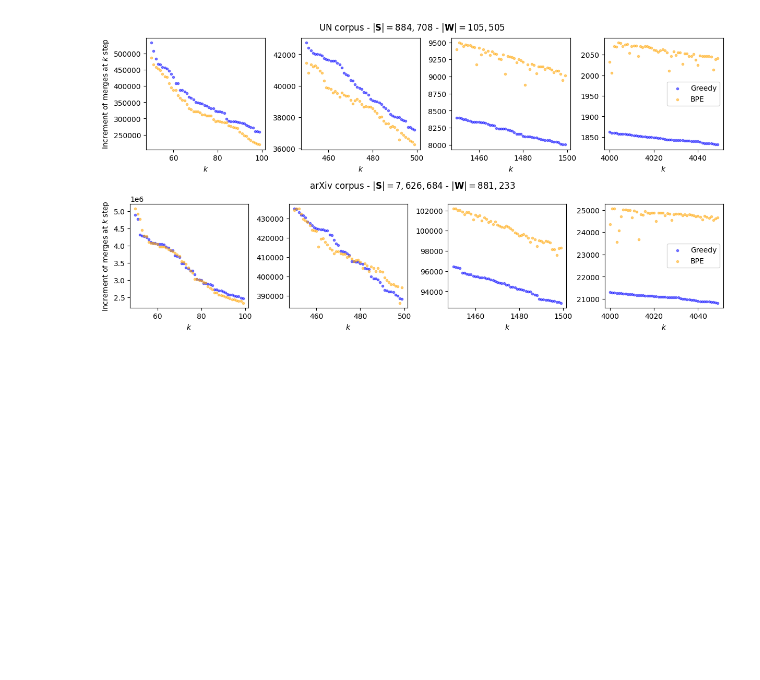
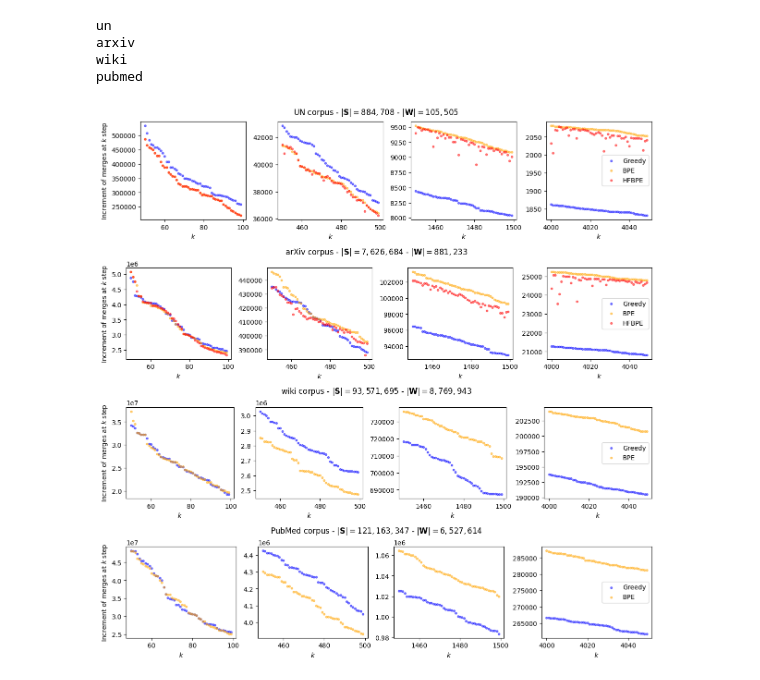
Before and after one commit to shawntan/pcatt, a Jupyter notebook: eval_notebook.ipynb, the cells around one changed output. Saved outputs shown, nothing was run; the diff lists cells and outputs as text; code cells hidden in the pictures; blank space fills up the shorter version.

Commit message:
update notebook results

```diff
--- a/eval_notebook.ipynb
+++ b/eval_notebook.ipynb
@@ -215,9 +0,0 @@ for domain in ['un','arxiv']:
-# %%
-for domain in ['un', 'arxiv']:
-    pickle.dump(
-        {'merges':greed_merges[domain],
-         'total_scores': greed_scores[domain],
-         'tokens_per_word': greed_word2partscore[domain],
-         'word2part':greed_word2part[domain],
-         'word2dup':greed_word2dup[domain]},
-        open(f"python_outputs/{domain}_greedy_results.pkl",'wb'))
@@ -233,0 +49,23 @@ for domain in ['un', 'arxiv']:
+# %%
+for domain in ['un', 'arxiv']:
+    counts = pickle.load(open(f'python_inputs/{domain}_counts.pkl', 'rb'))
+    tokens, merges_per_turn, totals = read_cpp_res(domain)
+    greed_merges[domain], greed_aggr[domain], greed_tpw[domain] = score_turns(tokens[:5000],counts)
+    tokens = [b''.join(t) for t in pickle.load(open(f"python_outputs/slow_bpe/{domain}_bpe.pkl",'rb'))['rules']]
+    bpe_merges[domain], bpe_aggr[domain], bpe_tpw[domain] = score_turns(tokens[:5000],counts)
+    tokens = read_hf_bl_bpe(domain)
+    hfbpe_merges[domain], hfbpe_aggr[domain], hfbpe_tpw[domain] = score_turns(tokens[:5000],counts)
+    print(domain)
+
+for domain in ['wiki', 'pubmed']:
+    counts = pickle.load(open(f'python_inputs/{domain}_counts.pkl', 'rb'))
+    tokens, merges_per_turn, totals = read_cpp_res(domain)
+    greed_merges[domain], greed_aggr[domain], greed_tpw[domain] = score_turns(tokens[:10000],counts)
+    tokens = [b''.join(t) for t in pickle.load(open(f"python_outputs/slow_bpe/{domain}_bpe.pkl",'rb'))['rules']]
+    bpe_merges[domain], bpe_aggr[domain], bpe_tpw[domain] = score_turns(tokens[:10000],counts)
+    print(domain)
+# %% [output]
+un
+arxiv
+wiki
+pubmed
@@ -234,24 +95,48 @@ for domain in ['un', 'arxiv']:
+# %%
+import os
+for domain in ['un','arxiv']:
+    greed_merges[domain]  = pickle.load(open(f'processed_results/{domain}/greed_merges.pkl','rb'))
+    greed_aggr[domain] = pickle.load(open(f'processed_results/{domain}/greed_aggr.pkl','rb'))
+    greed_tpw[domain] = pickle.load(open(f'processed_results/{domain}/greed_tpw.pkl','rb'))
+    bpe_merges[domain] = pickle.load(open(f'processed_results/{domain}/bpe_merges.pkl','rb'))
+    bpe_aggr[domain] = pickle.load(open(f'processed_results/{domain}/bpe_aggr.pkl','rb'))
+    bpe_tpw[domain] = pickle.load(open(f'processed_results/{domain}/bpe_tpw.pkl','rb'))
+    hfbpe_merges[domain] = pickle.load(open(f'processed_results/{domain}/hfbpe_merges.pkl','rb'))
+    hfbpe_aggr[domain] = pickle.load(open(f'processed_results/{domain}/hfbpe_agr.pkl','rb'))
+    hfbpe_tpw[domain] = pickle.load(open(f'processed_results/{domain}/hfbpe_merges.pkl','rb'))
+
+
+for domain in ['wiki','pubmed']:
+    greed_merges[domain]  = pickle.load(open(f'processed_results/{domain}/greed_merges.pkl','rb'))
+    greed_aggr[domain] = pickle.load(open(f'processed_results/{domain}/greed_aggr.pkl','rb'))
+    greed_tpw[domain] = pickle.load(open(f'processed_results/{domain}/greed_tpw.pkl','rb'))
+    bpe_merges[domain] = pickle.load(open(f'processed_results/{domain}/bpe_merges.pkl','rb'))
+    bpe_aggr[domain] = pickle.load(open(f'processed_results/{domain}/bpe_aggr.pkl','rb'))
+    bpe_tpw[domain] = pickle.load(open(f'processed_results/{domain}/bpe_tpw.pkl','rb'))
 # %%
-# New results using huggingface impl of bytelevel BPE
-
-fig = plt.figure(constrained_layout=True, figsize=(12,6))
+fig = plt.figure(constrained_layout=True, figsize=(12,12))
 # fig.suptitle('Figure title')            # set global suptitle if desired
 suptitles = [r'UN corpus - $|\mathbf{S}|=884,708$ - $|\mathbf{W}|=105,505$',
-            r'arXiv corpus - $|\mathbf{S}|=7,626,684$ - $|\mathbf{W}|=881,233$']
-subfigs = fig.subfigures(2, 1)
-for d, domain in enumerate(['un','arxiv']):
+            r'arXiv corpus - $|\mathbf{S}|=7,626,684$ - $|\mathbf{W}|=881,233$',
+            r'wiki corpus - $|\mathbf{S}|=93,571,695$ - $|\mathbf{W}|=8,769,943$',
+            r'PubMed corpus - $|\mathbf{S}|=121,163,347$ - $|\mathbf{W}|=6,527,614$']
+subfigs = fig.subfigures(4, 1)
+for d, domain in enumerate(['un','arxiv', 'wiki', 'pubmed']):
 
     axs = subfigs[d].subplots(1, 4)
     for idx, scope in enumerate([(50,100), (450,500), (1450,1500), (4000,4050)]):
         i,j = scope
         axs[idx].scatter(range(len(greed_merges[domain]))[i:j], greed_merges[domain][i:j], color='blue', marker='.', alpha=.5, label='Greedy')
         axs[idx].scatter(range(len(bpe_merges[domain]))[i:j], bpe_merges[domain][i:j], color='orange', marker='.', alpha=.5, label='BPE')
+        if domain in hfbpe_merges:
+            axs[idx].scatter(range(len(hfbpe_merges[domain]))[i:j], hfbpe_merges[domain][i:j], color='red', marker='.', alpha=.5, label='HFBPE')
         axs[idx].set_xlabel("$k$")
     axs[-1].legend()
     axs[0].set_ylabel("Increment of merges at $k$ step")
     subfigs[d].suptitle(suptitles[d])
 
 plt.show()
+# HF BPE have byte fallback
 # %% [output]
-[figure, old version]
+[figure, new version]
 # %%
```
Also changed, not shown: parts of 26 cells of this notebook, 10 other files.
